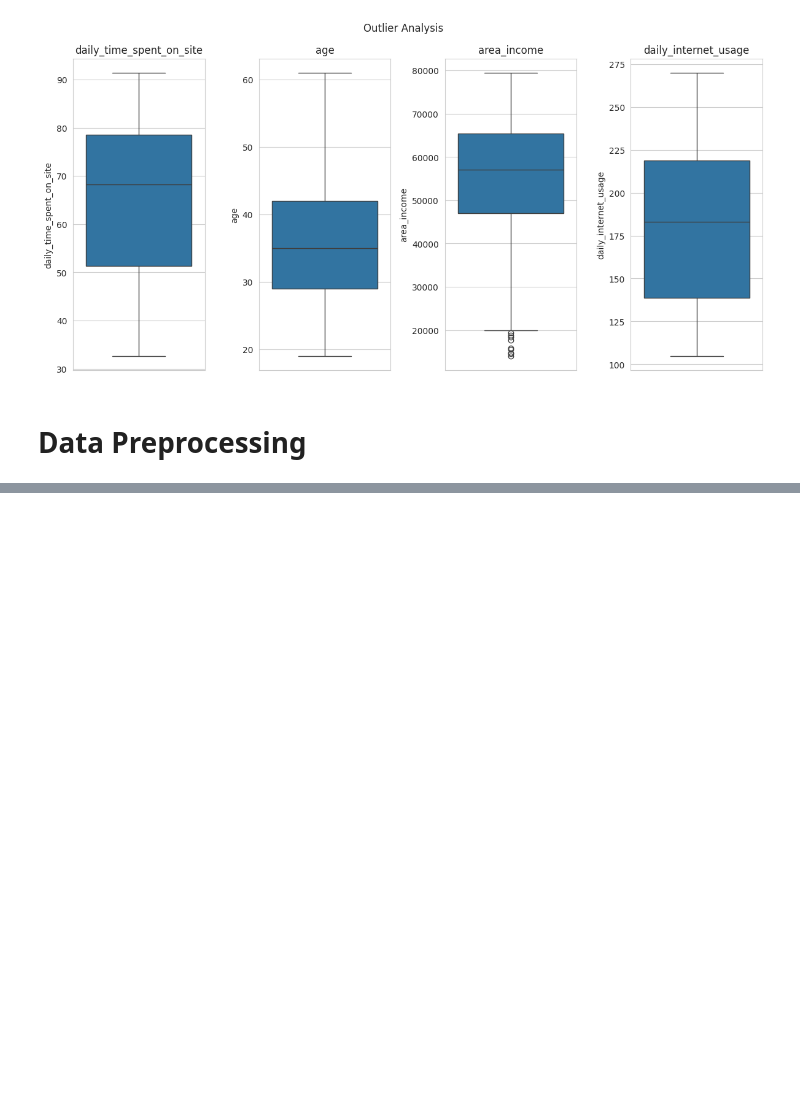
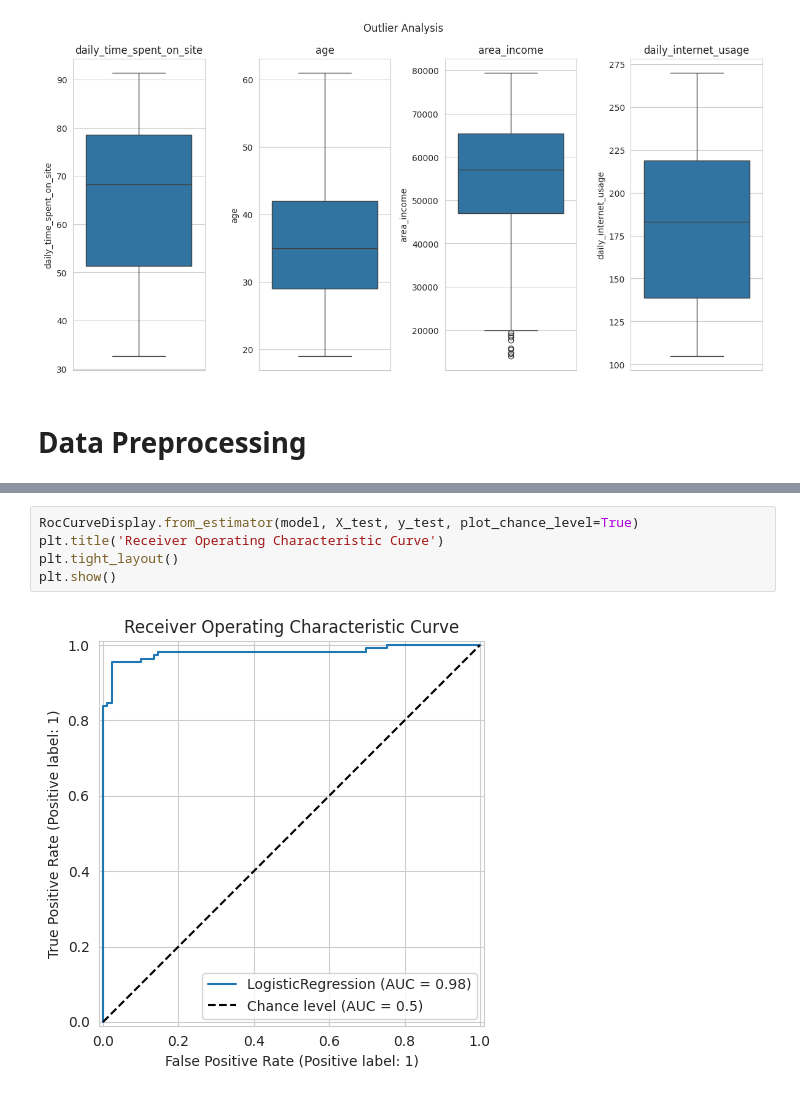
Before and after one commit to azharaul/ml-dl-projects, a Jupyter notebook: machine-learning/classification/advertising_clicked_on_ad_prediction.ipynb, the cells around one changed output, grey strips where cells are left out. Saved outputs shown, nothing was run; the diff lists cells and outputs as text; blank space fills up the shorter version.

```diff
--- a/machine-learning/classification/advertising_clicked_on_ad_prediction.ipynb
+++ b/machine-learning/classification/advertising_clicked_on_ad_prediction.ipynb
@@ -128,0 +232,7 @@ plt.show()
+# %%
+RocCurveDisplay.from_estimator(model, X_test, y_test, plot_chance_level=True)
+plt.title('Receiver Operating Characteristic Curve')
+plt.tight_layout()
+plt.show()
+# %% [output]
+[figure, added]
```
Also changed, not shown: parts of 21 cells of this notebook.
